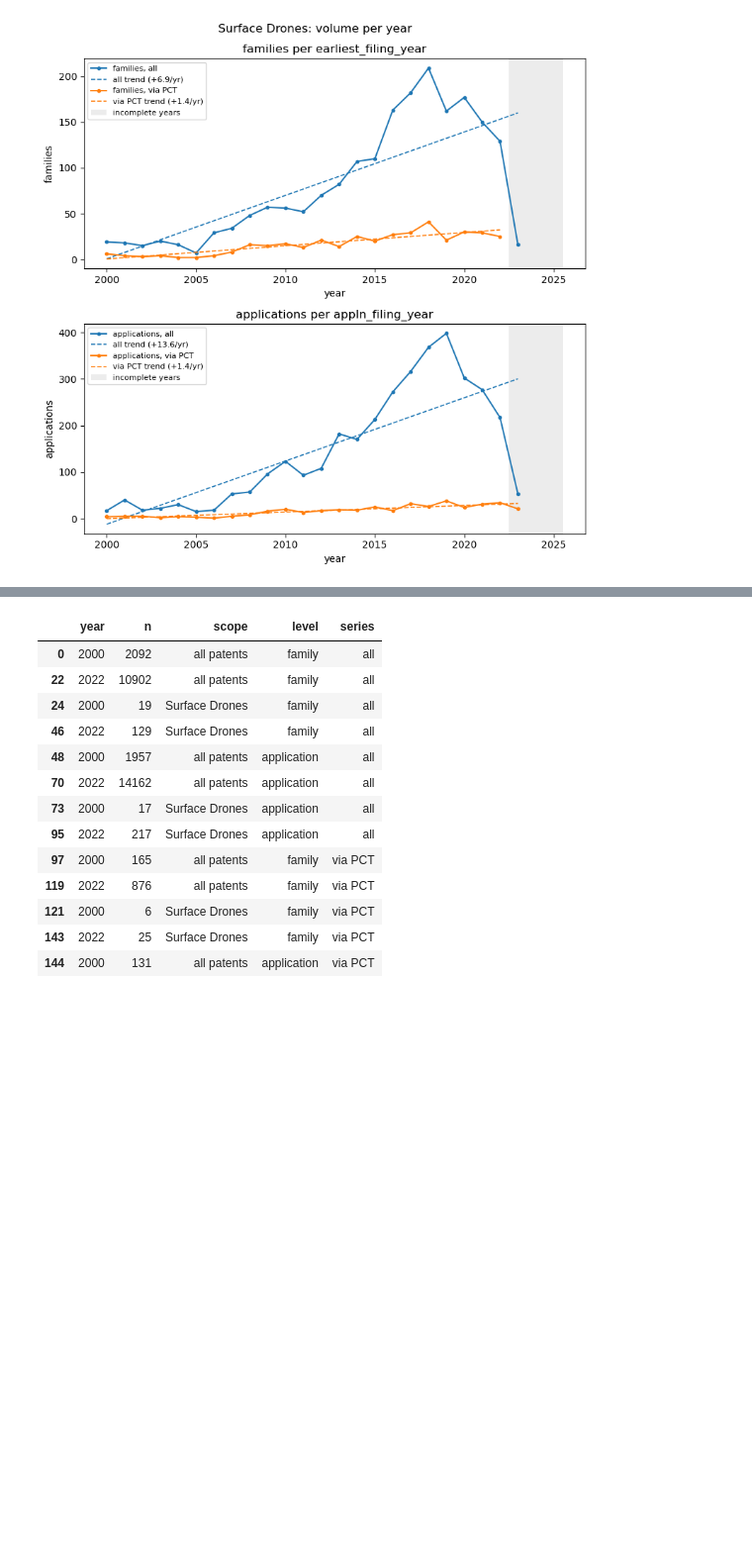
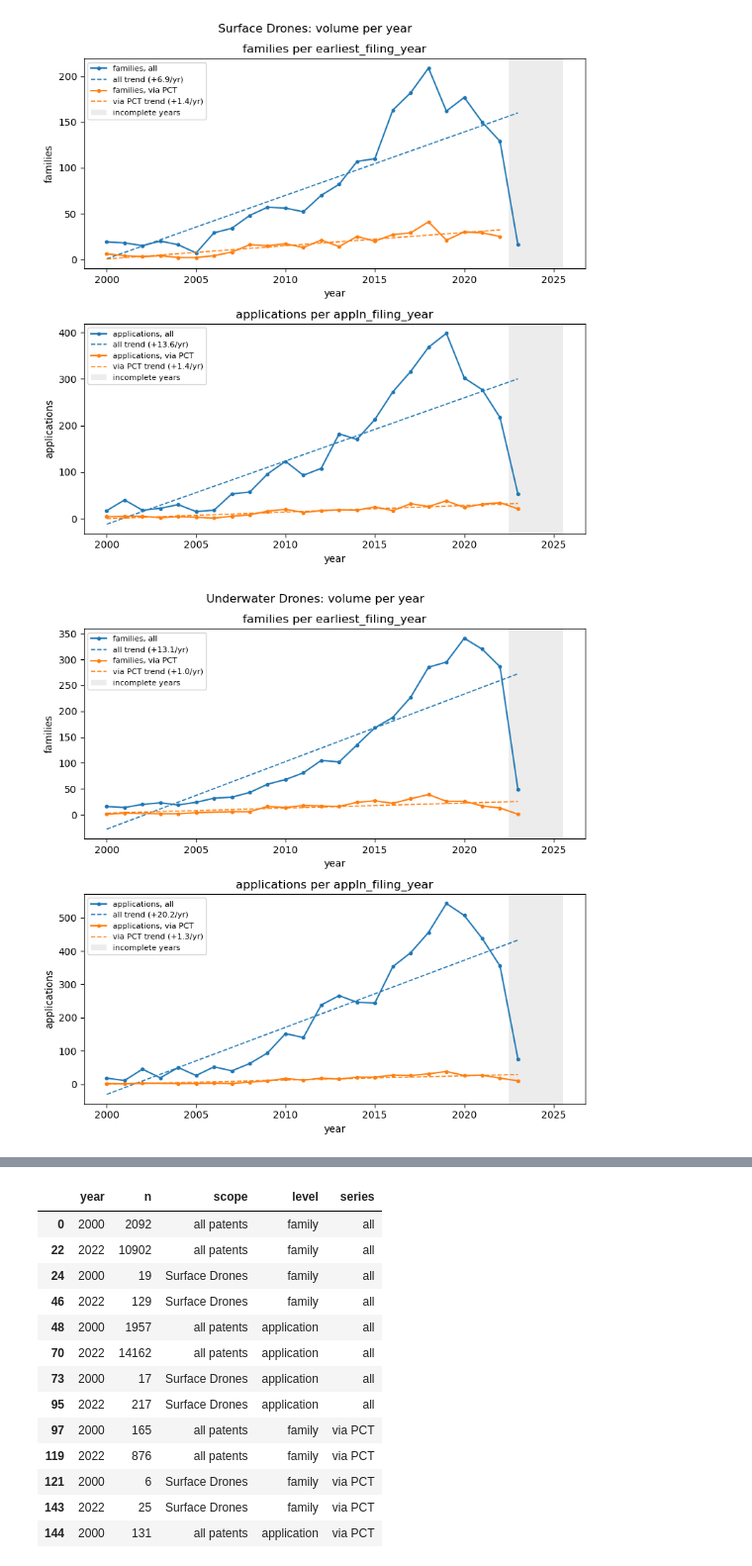
Before and after one commit to dattiluca-afk/innovation-management-assignment, a Jupyter notebook: notebooks/step_1.ipynb, the cells around one changed output, grey strips where cells are left out. Shown at 99% size. Saved outputs shown, nothing was run; the diff lists cells and outputs as text; code cells hidden in the pictures; blank space fills up the shorter version.

Commit message:
added comparison with other sectors to highlight domestic vs global patenting approaches.

```diff
--- a/notebooks/step_1.ipynb
+++ b/notebooks/step_1.ipynb
@@ -382,6 +707,10 @@ def sector_family_ids(cpc_prefixes=SECTOR_CPC_PREFIXES, keywords=SECTOR_KEYWORDS
 
 
 sector_ids = sector_family_ids()
+
+sector_ids2 = sector_family_ids(SECTOR_CPC_PREFIXES2,SECTOR_KEYWORDS2)
+
+sector_ids3 = sector_family_ids(SECTOR_CPC_PREFIXES3,SECTOR_KEYWORDS3)
 # %% [markdown]
 # Single Most Globally Protected Patent Family
 
@@ -895,3 +1246,81 @@ plt.savefig(output_path, format="png")
 plt.show()
 # %% [output]
 [figure]
+# %%
+# Volumes for Underwater Drones
+
+volume = pd.concat(
+    [count_per_year(s).assign(series="all") for s in SCOPES2]
+    + [count_per_year(s, only_pct=True).assign(series="via PCT") for s in SCOPES2],
+    ignore_index=True,
+)
+
+volume["year"] = pd.to_numeric(volume["year"])
+volume["n"] = pd.to_numeric(volume["n"])
+
+n_plots = len(SECTOR_SCOPES2)
+fig, axes = plt.subplots(
+    nrows=n_plots,
+    ncols=1,
+    sharex=True,
+    figsize=(8, 4 * n_plots),
+)
+
+if n_plots == 1:
+    axes = [axes]
+
+fig.suptitle(f"{SECTOR_NAME2}: volume per year")
+
+for ax, scope in zip(axes, SECTOR_SCOPES2):
+    data = volume.query("scope == @scope.name and level == @scope.level")
+
+    for series, grp in data.groupby("series"):
+        grp = grp.sort_values("year")
+
+        # Plot raw series line
+        line, = ax.plot(
+            grp["year"],
+            grp["n"],
+            marker="o",
+            ms=3,
+            label=f"{UNIT_LABEL[scope.level]}, {series}",
+        )
+
+        # Fit linear regression (excluding NaN values)
+        valid = grp.dropna(subset=["year", "n"])
+        if len(valid) > 1:
+            slope, intercept = np.polyfit(valid["year"], valid["n"], deg=1)
+            y_pred = slope * valid["year"] + intercept
+
+            # Plot regression line matching the series color
+            ax.plot(
+                valid["year"],
+                y_pred,
+                linestyle="--",
+                linewidth=1.2,
+                color=line.get_color(),
+                label=f"{series} trend ({slope:+.1f}/yr)",
+            )
+
+    shade_truncated(ax)
+    year_col = FAMILY_TIME_COLUMN if scope.level == "family" else APPLN_TIME_COLUMN
+    ax.set(
+        title=f"{UNIT_LABEL[scope.level]} per {year_col}",
+        xlabel="year",
+        ylabel=UNIT_LABEL[scope.level],
+    )
+    ax.ticklabel_format(style="plain", axis="y", useOffset=False)
+    ax.tick_params(labelbottom=True)
+    ax.legend(fontsize=8)
+
+# Define the path (relative to your current notebook directory)
+output_path = Path("outputs/figures/underwater_drones_volumes.png")
+
+# Ensure parent folders exist before saving
+output_path.parent.mkdir(parents=True, exist_ok=True)
+
+plt.tight_layout()
+plt.savefig(output_path, format="png")
+plt.show()
+# %% [output]
+[figure, added]
```
Also changed, not shown: parts of 10 cells of this notebook.
